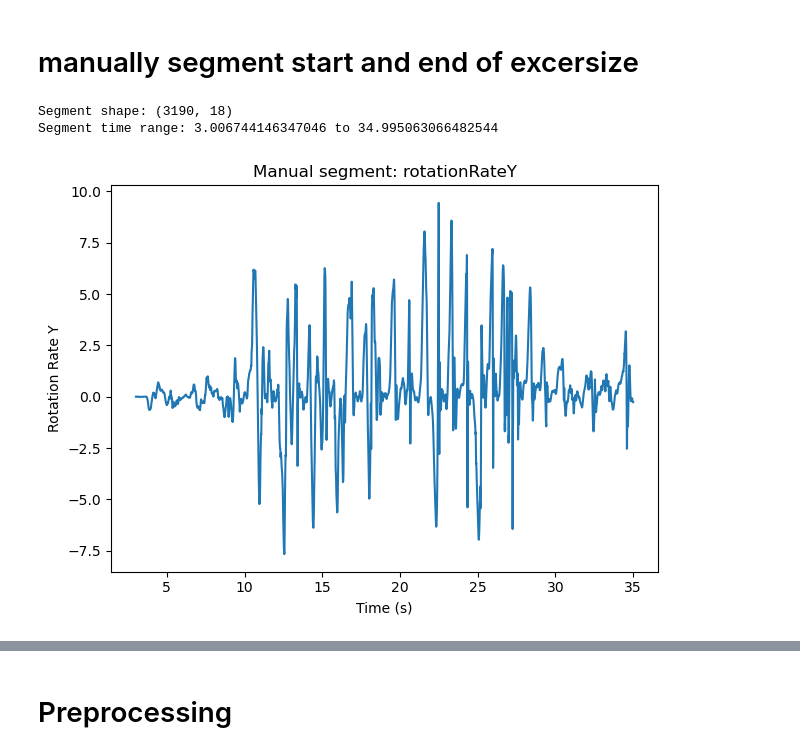
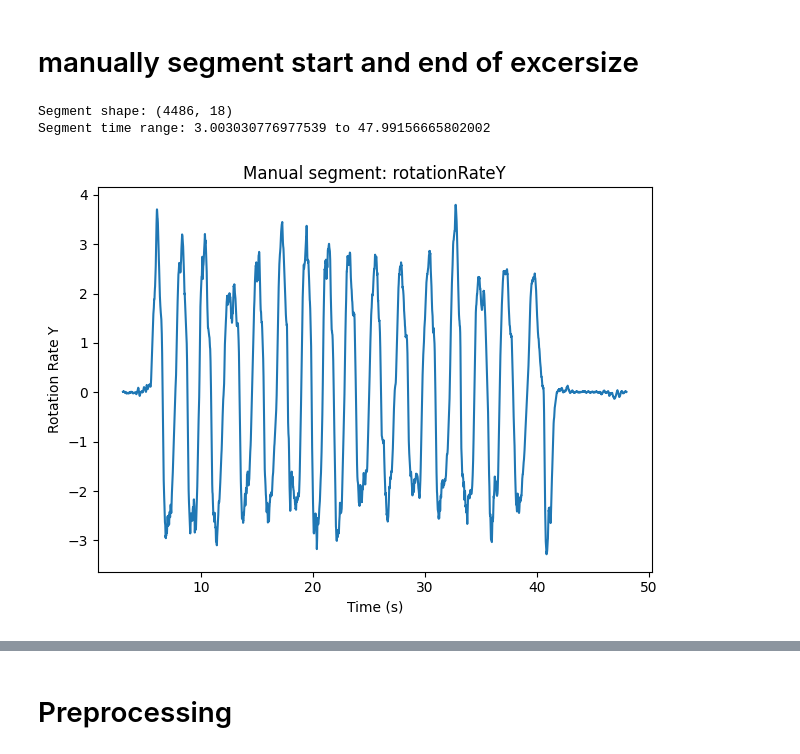
Before and after one commit to jadechngzw/HomeStretchRepo, a Jupyter notebook: HomeStretch_IMU_SignalProcessing.ipynb, the cells around one changed output, grey strips where cells are left out. Saved outputs shown, nothing was run; the diff lists cells and outputs as text; code cells hidden in the pictures.

```diff
--- a/HomeStretch_IMU_SignalProcessing.ipynb
+++ b/HomeStretch_IMU_SignalProcessing.ipynb
@@ -15,8 +15,11 @@ Sensor logger sampling rate is 100 Hz
 '''
 
 # Reading in file
-path_to_file = "/Volumes/disko!/HomeStretch/001_BicepCurl_R_T.csv" # update this to the path of your file
-path_to_file = "/Volumes/disko!/HomeStretch/002_BicepCurl_R_A.csv"
+# path_to_file = "/Volumes/disko!/HomeStretch/001_BicepCurl_R_T.csv" # update this to the path of your file
+# path_to_file = "/Volumes/disko!/HomeStretch/002_BicepCurl_R_A.csv"
+
+path_to_file = r"C:\Users\Jade Chng\Desktop\HomeStretchRepo\Typical\001_BicepCurl_L_T.csv" # update this to the path of your file
+# path_to_file = r"C:\Users\Jade Chng\Desktop\HomeStretchRepo\Atypical\002_BicepCurl_R_A.csv"
 
 df = pd.read_csv(path_to_file)
 
@@ -91,36 +94,36 @@ plot_3axis_and_mag(
 # %%
 # 1) Choose manual boundaries (edit these)
 start_time = 3.0
-end_time   = 35.0
+end_time   = 48.0
 
 # start_time = 0.0
 # end_time   = 41.0
 
 # 2) Slice
 df_seg = df[(df['seconds_elapsed'] >= start_time) &
             (df['seconds_elapsed'] <= end_time)].copy()
 
 print("Segment shape:", df_seg.shape)
 print("Segment time range:",
       df_seg['seconds_elapsed'].iloc[0], "to", df_seg['seconds_elapsed'].iloc[-1])
 
 # 3) Replot to confirm (pick the clean axis you liked)
 t_seg = df_seg['seconds_elapsed'].values
 sig_seg = df_seg['rotationRateY'].values
 
 plt.figure()
 plt.plot(t_seg, sig_seg)
 plt.title("Manual segment: rotationRateY")
 plt.xlabel("Time (s)")
 plt.ylabel("Rotation Rate Y")
 plt.tight_layout()
 plt.show()
 
 df = df_seg # update df to be the segmented version for the rest of the analysis
 # %% [output]
-Segment shape: (3190, 18)
-Segment time range: 3.006744146347046 to 34.995063066482544
+Segment shape: (4486, 18)
+Segment time range: 3.003030776977539 to 47.99156665802002
-[figure, old version]
+[figure, new version]
 # %%
 plot_3axis_and_mag(
     df, 'seconds_elapsed',
```
Also changed, not shown: parts of 7 cells of this notebook, 25 other files.
